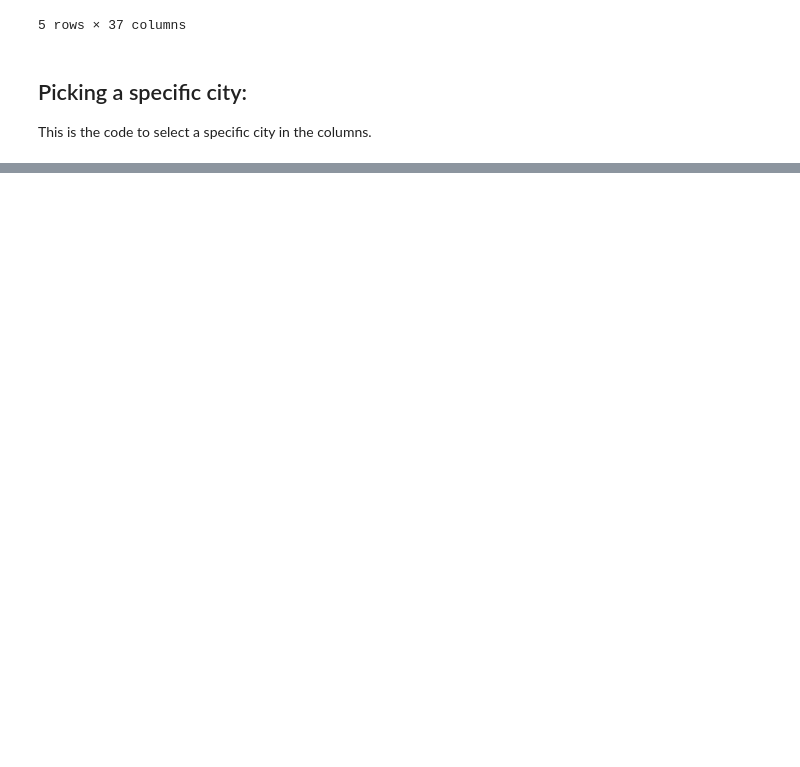
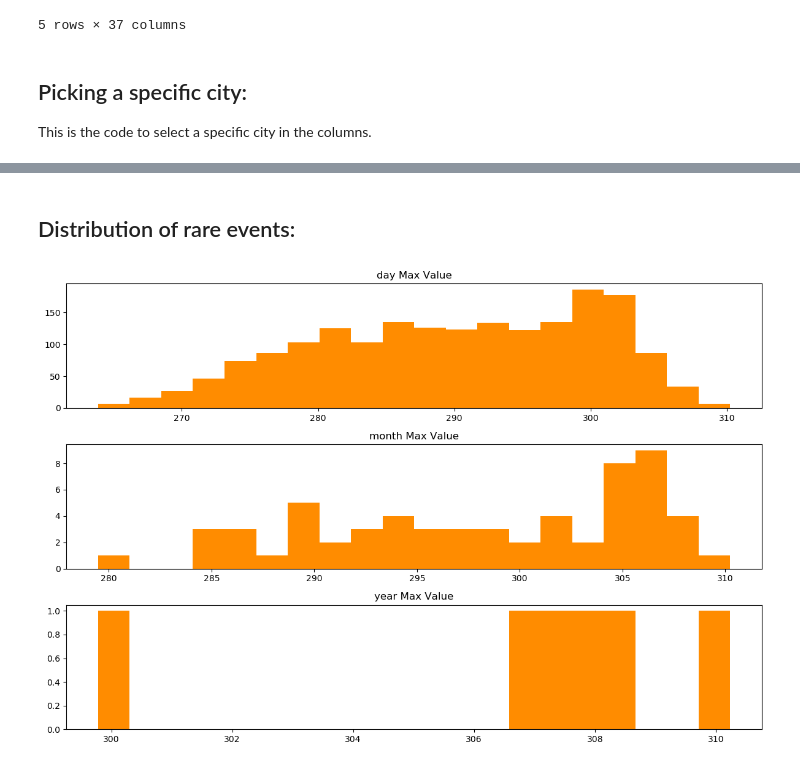
Before and after one commit to PieroPaialungaAI/RareEvents, a Jupyter notebook: temp.ipynb, the cells around one changed output, grey strips where cells are left out. Cells and saved outputs as stored; diff of their text form; code cells hidden in the pictures; blank space fills up the shorter version.

Commit message:
Plotting function is done

```diff
--- a/temp.ipynb
+++ b/temp.ipynb
@@ -22,0 +32,9 @@ processed_data = data.clean_and_preprocess()
+# %% [markdown]
+## Distribution of rare events:
+# %%
+from rare_events_processor import RareEventsToolbox
+rare_events_toolbox = RareEventsToolbox(data = processed_data)
+max_values_result = rare_events_toolbox.extract_max_values()
+rare_events_toolbox.plot_distributions()
+# %% [output]
+[figure, added]
```
Also changed, not shown: parts of 2 cells of this notebook, 5 other files.
